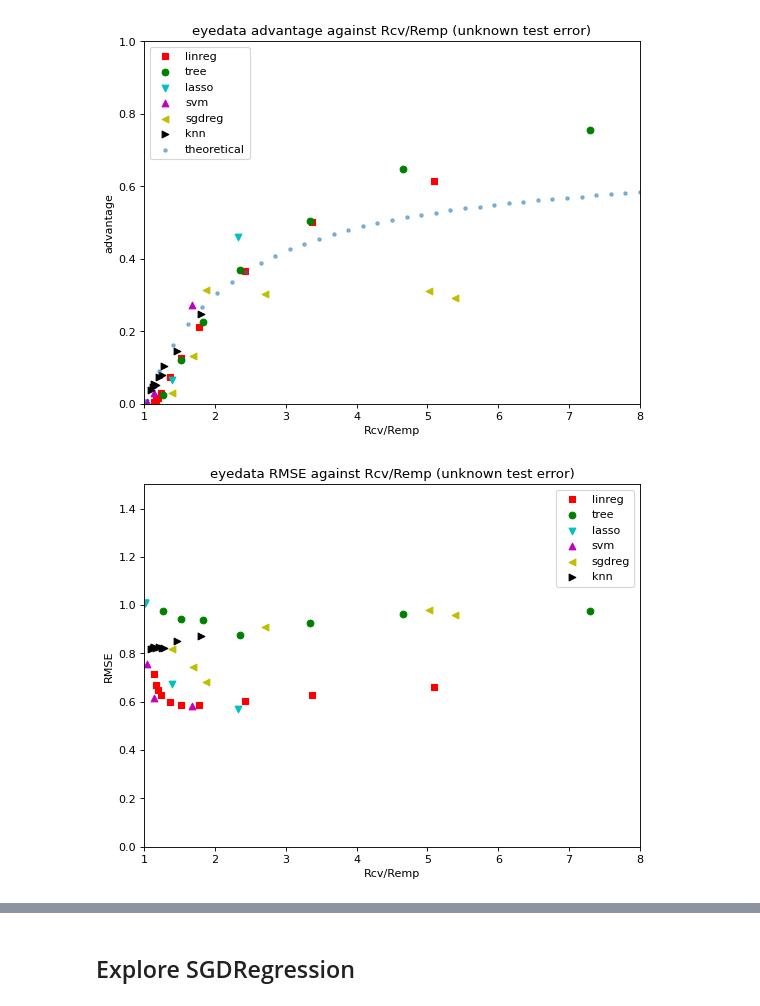
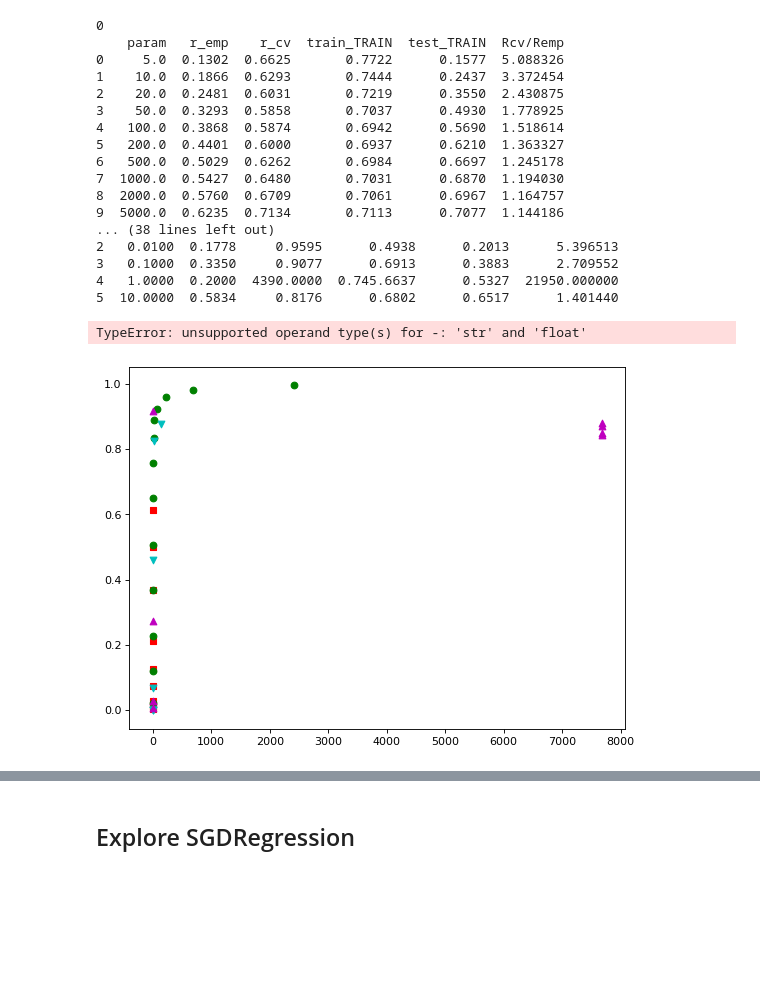
Before and after one commit to donakq/MSE-234-Membership_Inference, a Jupyter notebook: plot.ipynb, the cells around one changed output, grey strips where cells are left out. Drawn from its saved outputs; the diff is of its cells as text; code cells hidden in the pictures; blank space fills up the shorter version.

```diff
--- a/plot.ipynb
+++ b/plot.ipynb
@@ -73,26 +79,23 @@ iwpc_unknown_knn = pd.read_csv('results-sklearn/iwpc/membership/unknown-test-err
 models = [eye_known_linreg, eye_unknown_linreg, eye_known_tree, eye_unknown_tree,
          eye_known_lasso, eye_unknown_lasso, eye_known_svm, eye_unknown_svm,
          eye_known_sgdreg, eye_unknown_sgdreg, eye_known_sgdreg2, eye_unknown_sgdreg2,
-          eye_known_knn, eye_unknown_knn,
+          eye_known_knn, eye_unknown_knn, eye_known_mlr, eye_unknown_mlr,
           iwpc_known_linreg, iwpc_unknown_linreg,iwpc_known_tree, iwpc_unknown_tree,
           iwpc_known_lasso,iwpc_unknown_lasso,iwpc_known_svm, iwpc_unknown_svm,
-          iwpc_known_sgdreg, iwpc_unknown_sgereg,iwpc_known_knn, iwpc_unknown_knn]
+          iwpc_known_sgdreg, iwpc_unknown_sgereg,iwpc_known_knn, iwpc_unknown_knn,
+         iwpc_known_mlr, iwpc_unknown_mlr]
 
-eye_known = [eye_known_linreg, eye_known_tree,
-         eye_known_lasso,  eye_known_svm,
-         eye_known_sgdreg,eye_known_sgdreg2, eye_known_knn]
+eye_known = [eye_known_linreg, eye_known_tree, eye_known_lasso,  eye_known_svm,
+         eye_known_sgdreg,eye_known_sgdreg2, eye_known_knn,eye_known_mlr]
 
-iwpc_known = [iwpc_known_linreg, iwpc_known_tree,
-        iwpc_known_lasso, iwpc_known_svm,
-         iwpc_known_sgdreg,iwpc_known_knn]
+iwpc_known = [iwpc_known_linreg, iwpc_known_tree,iwpc_known_lasso, iwpc_known_svm,
+         iwpc_known_sgdreg,iwpc_known_knn,iwpc_known_mlr]
 
-eye_unknown = [eye_unknown_linreg, eye_unknown_tree,
-          eye_unknown_lasso,  eye_unknown_svm,
-         eye_unknown_sgdreg, eye_known_sgdreg2, eye_unknown_knn]
+eye_unknown = [eye_unknown_linreg, eye_unknown_tree, eye_unknown_lasso,  eye_unknown_svm,
+         eye_unknown_sgdreg, eye_known_sgdreg2, eye_unknown_knn, eye_unknown_mlr]
 
-iwpc_unknown = [iwpc_unknown_linreg,iwpc_unknown_tree,
-       iwpc_unknown_lasso,iwpc_unknown_svm,
-         iwpc_unknown_sgereg,iwpc_unknown_knn]
+iwpc_unknown = [iwpc_unknown_linreg,iwpc_unknown_tree,iwpc_unknown_lasso,iwpc_unknown_svm,
+         iwpc_unknown_sgereg,iwpc_unknown_knn,iwpc_unknown_mlr]
 
 for m in models:
     m = add_overfit(m)
@@ -113,9 +112,9 @@ eye_known_sgdreg2
 # %%
 # eyedata_known test error
 
-markers = [ "," , "o" , "v" , "^" , "<", ">",'s']
-colors = ['r','g','c','m', 'y', 'k','b']
-label = ['linreg', 'tree', 'lasso', 'svm', 'sgdreg','knn']
+markers = [ "," , "o" , "v" , "^" , "<", ">",'s','.']
+colors = ['r','g','c','m', 'y', 'k','b','peru']
+label = ['linreg', 'tree', 'lasso', 'svm', 'sgdreg','sgdreg','knn','mlr']
 
 figure(num=None, figsize=(8, 6), dpi=80, facecolor='w', edgecolor='k')
 ax = plt.gca()
@@ -157,7 +156,7 @@ plt.show()
 
 markers = [ "," , "o" , "v" , "^" , "<", ">",'s']
 colors = ['r','g','c','m', 'y', 'k','b']
-label = ['linreg', 'tree', 'lasso', 'svm', 'sgdreg','knn']
+label = ['linreg', 'tree', 'lasso', 'svm', 'sgdreg','knn','mlr']
 
 figure( figsize=(8, 6), dpi=80, facecolor='w', edgecolor='k')
 ax = plt.gca()
@@ -198,45 +197,64 @@ plt.show()
 # %%
 # eyedata_unknown test error
 
-markers = [ "," , "o" , "v" , "^" , "<", ">",'s']
-colors = ['r','g','c','m', 'y', 'k','b']
-label = ['linreg', 'tree', 'lasso', 'svm', 'sgdreg','knn']
+markers = [ "," , "o" , "v" , "^" , "<", ">",'s','.']
+colors = ['r','g','c','m', 'y', 'k','b','peru']
+label = ['linreg', 'tree', 'lasso', 'svm', 'sgdreg','sgdreg2','knn','mlr']
 
 figure( figsize=(8, 6), dpi=80, facecolor='w', edgecolor='k')
 ax = plt.gca()
 for i in range(len(eye_unknown)):
     df = eye_unknown[i]
+    print(i)
+    print(df)
     mi = markers[i] #marker for ith feature
     ci = colors[i] #color for ith feature
     plt.scatter(df['Rcv/Remp'], df['train_TRAIN']-df['test_TRAIN'], label=label[i] , marker=mi, color=ci)
 plt.scatter(ratio, theo_adv2s, alpha = 0.5,marker= '.', label ='theoretical')
 plt.legend()
 plt.xticks()
 plt.ylabel('advantage')
 plt.xlabel('Rcv/Remp')
 plt.ylim([0, 1])
 plt.xlim([1, 8])
 plt.title('eyedata advantage against Rcv/Remp (unknown test error)')
 plt.show()
 
 figure( figsize=(8, 6), dpi=80, facecolor='w', edgecolor='k')
 ax = plt.gca()
 for i in range(len(eye_unknown)):
     df = eye_unknown[i]
     mi = markers[i] #marker for ith feature
     ci = colors[i] #color for ith feature
     plt.scatter(df['Rcv/Remp'], df['r_cv'], label=label[i] , marker=mi, color=ci)
 plt.legend()
 plt.xticks()
 plt.ylabel('RMSE')
 plt.xlabel('Rcv/Remp')
 plt.xlim([1, 8])
 plt.ylim([0, 1.5])
 plt.title('eyedata RMSE against Rcv/Remp (unknown test error)')
 plt.show()
 # %% [output]
+0
+    param   r_emp    r_cv  train_TRAIN  test_TRAIN  Rcv/Remp
+0     5.0  0.1302  0.6625       0.7722      0.1577  5.088326
+1    10.0  0.1866  0.6293       0.7444      0.2437  3.372454
+2    20.0  0.2481  0.6031       0.7219      0.3550  2.430875
+3    50.0  0.3293  0.5858       0.7037      0.4930  1.778925
+4   100.0  0.3868  0.5874       0.6942      0.5690  1.518614
+5   200.0  0.4401  0.6000       0.6937      0.6210  1.363327
+6   500.0  0.5029  0.6262       0.6984      0.6697  1.245178
+7  1000.0  0.5427  0.6480       0.7031      0.6870  1.194030
+8  2000.0  0.5760  0.6709       0.7061      0.6967  1.164757
+9  5000.0  0.6235  0.7134       0.7113      0.7077  1.144186
+... (38 lines left out)
+2   0.0100  0.1778     0.9595      0.4938      0.2013      5.396513
+3   0.1000  0.3350     0.9077      0.6913      0.3883      2.709552
+4   1.0000  0.2000  4390.0000  0.745.6637      0.5327  21950.000000
+5  10.0000  0.5834     0.8176      0.6802      0.6517      1.401440
+TypeError: unsupported operand type(s) for -: 'str' and 'float'
-[figure, old version]
+[figure, new version]
-[figure, removed]
 # %%
 # eyedata_unknown test error
 
```
Also changed, not shown: parts of 7 cells of this notebook.
